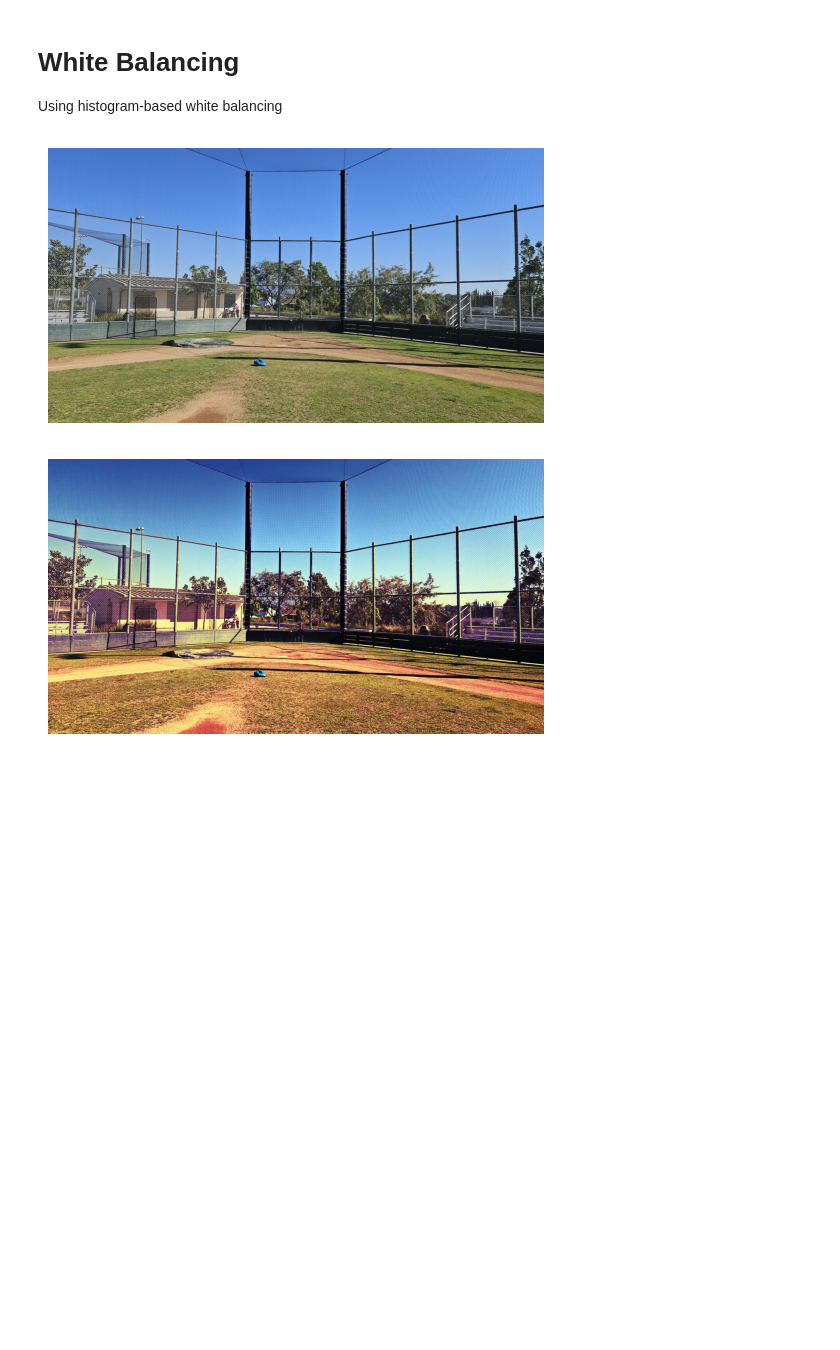
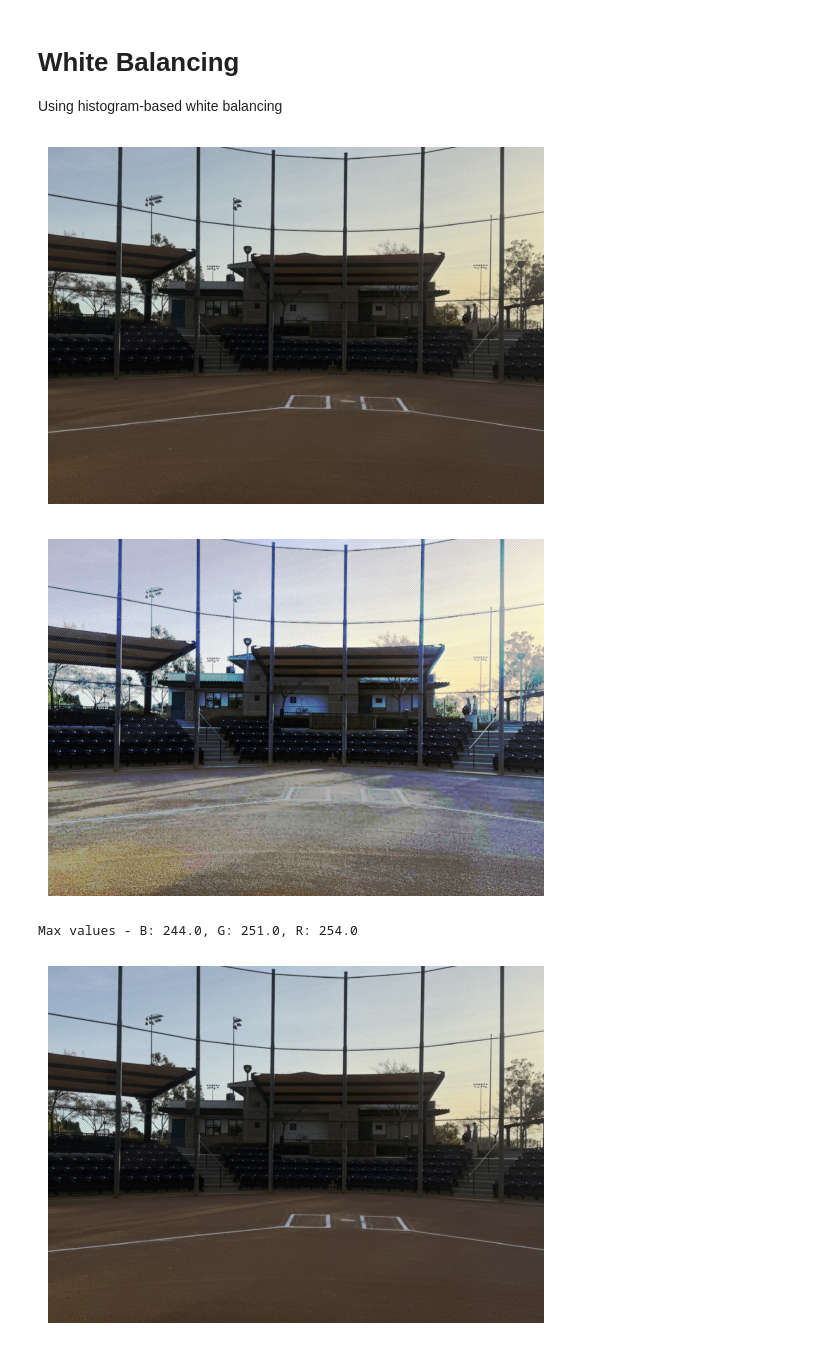
Before and after one commit to amyxjhuang/homeplate, a Jupyter notebook: python/blob_detection_2.ipynb, the cells around one changed output. Saved outputs shown, nothing was run; the diff lists cells and outputs as text; code cells hidden in the pictures; blank space fills up the shorter version.

Commit message:
Compare with white balance from histogram

```diff
--- a/python/blob_detection_2.ipynb
+++ b/python/blob_detection_2.ipynb
@@ -330,6 +330,24 @@ def white_balance_histogram(image):
 
     balanced_image = cv2.merge([b, g, r])
     return balanced_image
+
+
+def white_balance_white_patch(image):
+    image = image.astype(np.float32)
+
+    b, g, r = cv2.split(image)
+
+    max_b, max_g, max_r = np.max(b), np.max(g), np.max(r)
+    print(f"Max values - B: {max_b}, G: {max_g}, R: {max_r}")
+
+    b = b * (255.0 / max_b)
+    g = g * (255.0 / max_g)
+    r = r * (255.0 / max_r)
+
+    balanced_image = cv2.merge([b, g, r])
+    balanced_image = np.clip(balanced_image, 0, 255).astype(np.uint8)
+
+    return balanced_image
 # %%
 def show_image(im):
     im_rgb = cv2.cvtColor(im, cv2.COLOR_BGR2RGB)
@@ -337,11 +355,16 @@ def show_image(im):
     plt.axis('off')  # Hide axes
     plt.show()
 # %%
-im = cv2.imread('../images/test4.png')
+im = cv2.imread('../images/test10.png')
 show_image(im)
 
 white_balanced_image = white_balance_histogram(im)
 show_image(white_balanced_image)
+
+white_balanced_from_patch = white_balance_white_patch(im)
+show_image(white_balanced_from_patch)
 # %% [output]
-[figure, old version]
+[figure, new version]
-[figure, old version]
+[figure, new version]
+Max values - B: 244.0, G: 251.0, R: 254.0
+[figure, added]
```
Also changed, not shown: parts of 1 cell of this notebook.
